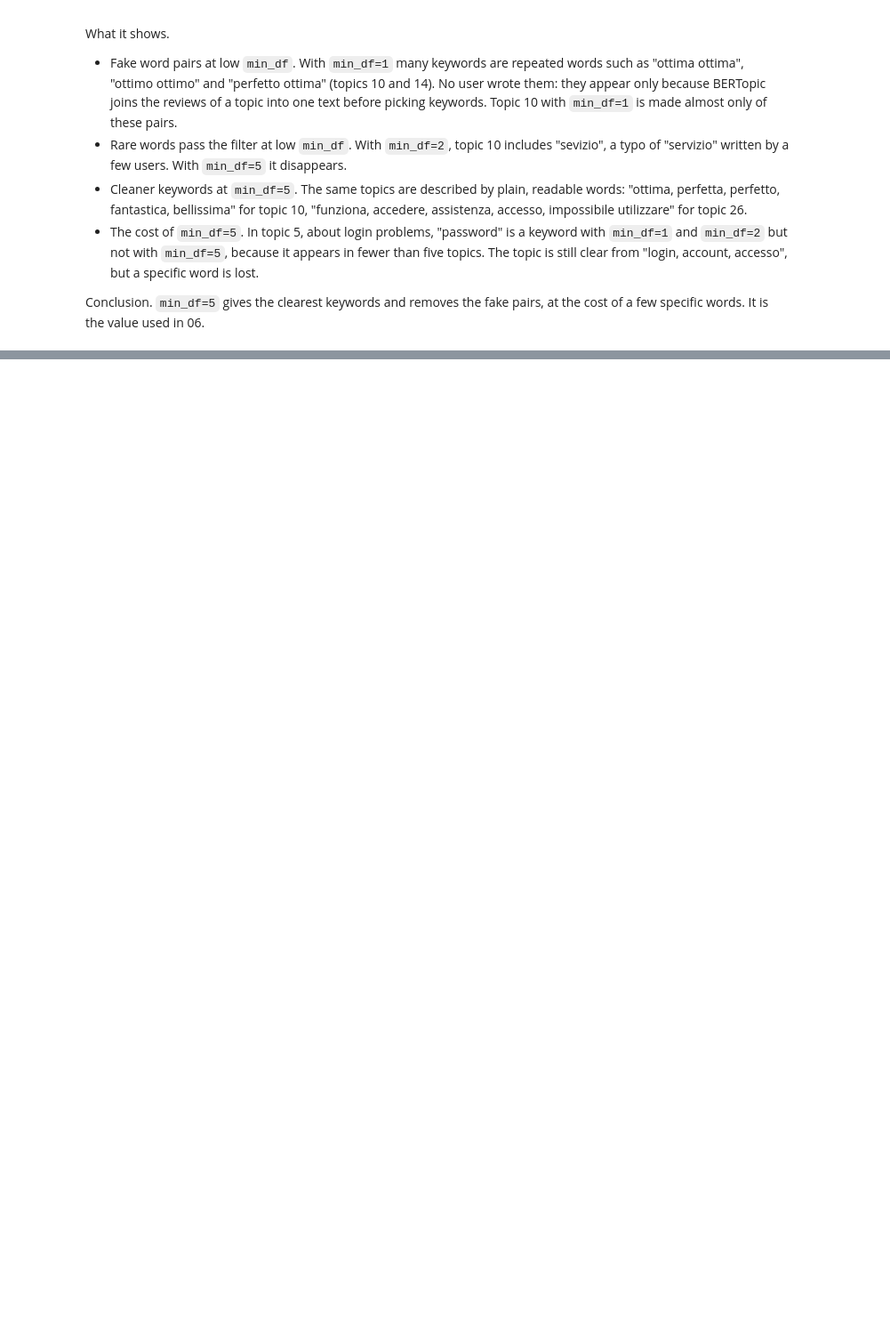
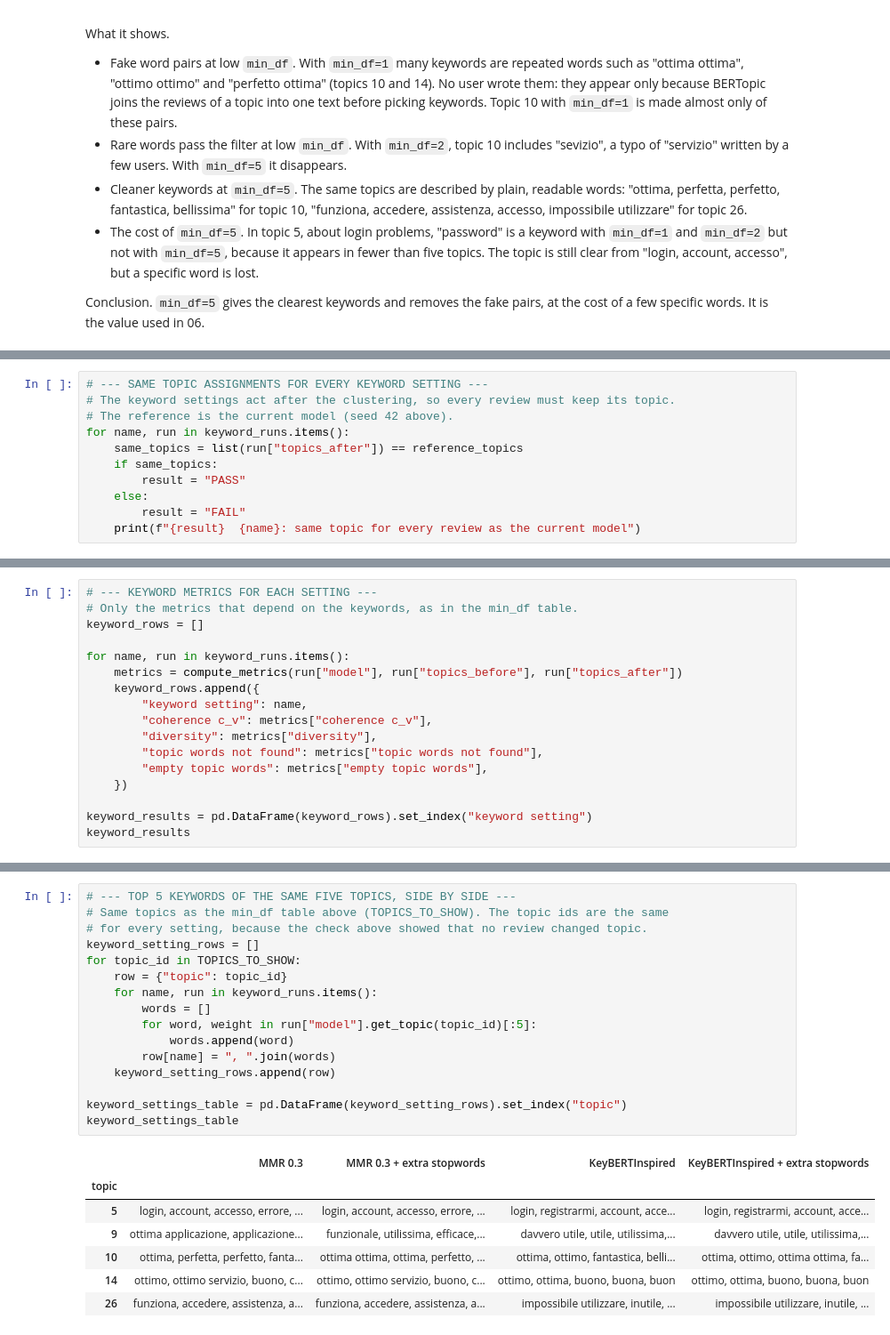
Before and after one commit to paolotroia-datavizlab/trenord-reviews-bertopic, a Jupyter notebook: notebooks/05_model_selection.ipynb, the cells around one changed output, grey strips where cells are left out. Shown at 89% size. Cells and saved outputs as stored; diff of their text form; blank space fills up the shorter version.

```diff
--- a/notebooks/05_model_selection.ipynb
+++ b/notebooks/05_model_selection.ipynb
@@ -531,0 +892,11 @@ Conclusion. `min_df=5` gives the clearest keywords and removes the fake pairs, a
+# %%
+# --- SAME TOPIC ASSIGNMENTS FOR EVERY KEYWORD SETTING ---
+# The keyword settings act after the clustering, so every review must keep its topic.
+# The reference is the current model (seed 42 above).
+for name, run in keyword_runs.items():
+    same_topics = list(run["topics_after"]) == reference_topics
+    if same_topics:
+        result = "PASS"
+    else:
+        result = "FAIL"
+    print(f"{result}  {name}: same topic for every review as the current model")
@@ -531,0 +908,17 @@ Conclusion. `min_df=5` gives the clearest keywords and removes the fake pairs, a
+# %%
+# --- KEYWORD METRICS FOR EACH SETTING ---
+# Only the metrics that depend on the keywords, as in the min_df table.
+keyword_rows = []
+
+for name, run in keyword_runs.items():
+    metrics = compute_metrics(run["model"], run["topics_before"], run["topics_after"])
+    keyword_rows.append({
+        "keyword setting": name,
+        "coherence c_v": metrics["coherence c_v"],
+        "diversity": metrics["diversity"],
+        "topic words not found": metrics["topic words not found"],
+        "empty topic words": metrics["empty topic words"],
+    })
+
+keyword_results = pd.DataFrame(keyword_rows).set_index("keyword setting")
+keyword_results
@@ -531,0 +932,24 @@ Conclusion. `min_df=5` gives the clearest keywords and removes the fake pairs, a
+# %%
+# --- TOP 5 KEYWORDS OF THE SAME FIVE TOPICS, SIDE BY SIDE ---
+# Same topics as the min_df table above (TOPICS_TO_SHOW). The topic ids are the same
+# for every setting, because the check above showed that no review changed topic.
+keyword_setting_rows = []
+for topic_id in TOPICS_TO_SHOW:
+    row = {"topic": topic_id}
+    for name, run in keyword_runs.items():
+        words = []
+        for word, weight in run["model"].get_topic(topic_id)[:5]:
+            words.append(word)
+        row[name] = ", ".join(words)
+    keyword_setting_rows.append(row)
+
+keyword_settings_table = pd.DataFrame(keyword_setting_rows).set_index("topic")
+keyword_settings_table
+# %% [output]
+|  | MMR 0.3 | MMR 0.3 + extra stopwords | KeyBERTInspired | KeyBERTInspired + extra stopwords |
+| topic |  |  |  |  |
+| 5 | login, account, accesso, errore, ... | login, account, accesso, errore, ... | login, registrarmi, account, acce... | login, registrarmi, account, acce... |
+| 9 | ottima applicazione, applicazione... | funzionale, utilissima, efficace,... | davvero utile, utile, utilissima,... | davvero utile, utile, utilissima,... |
+| 10 | ottima, perfetta, perfetto, fanta... | ottima ottima, ottima, perfetto, ... | ottima, ottimo, fantastica, belli... | ottima, ottimo, ottima ottima, fa... |
+| 14 | ottimo, ottimo servizio, buono, c... | ottimo, ottimo servizio, buono, c... | ottimo, ottima, buono, buona, buon | ottimo, ottima, buono, buona, buon |
+| 26 | funziona, accedere, assistenza, a... | funziona, accedere, assistenza, a... | impossibile utilizzare, inutile, ... | impossibile utilizzare, inutile, ... |
```
Also changed, not shown: parts of 28 cells of this notebook, 3 other files.
